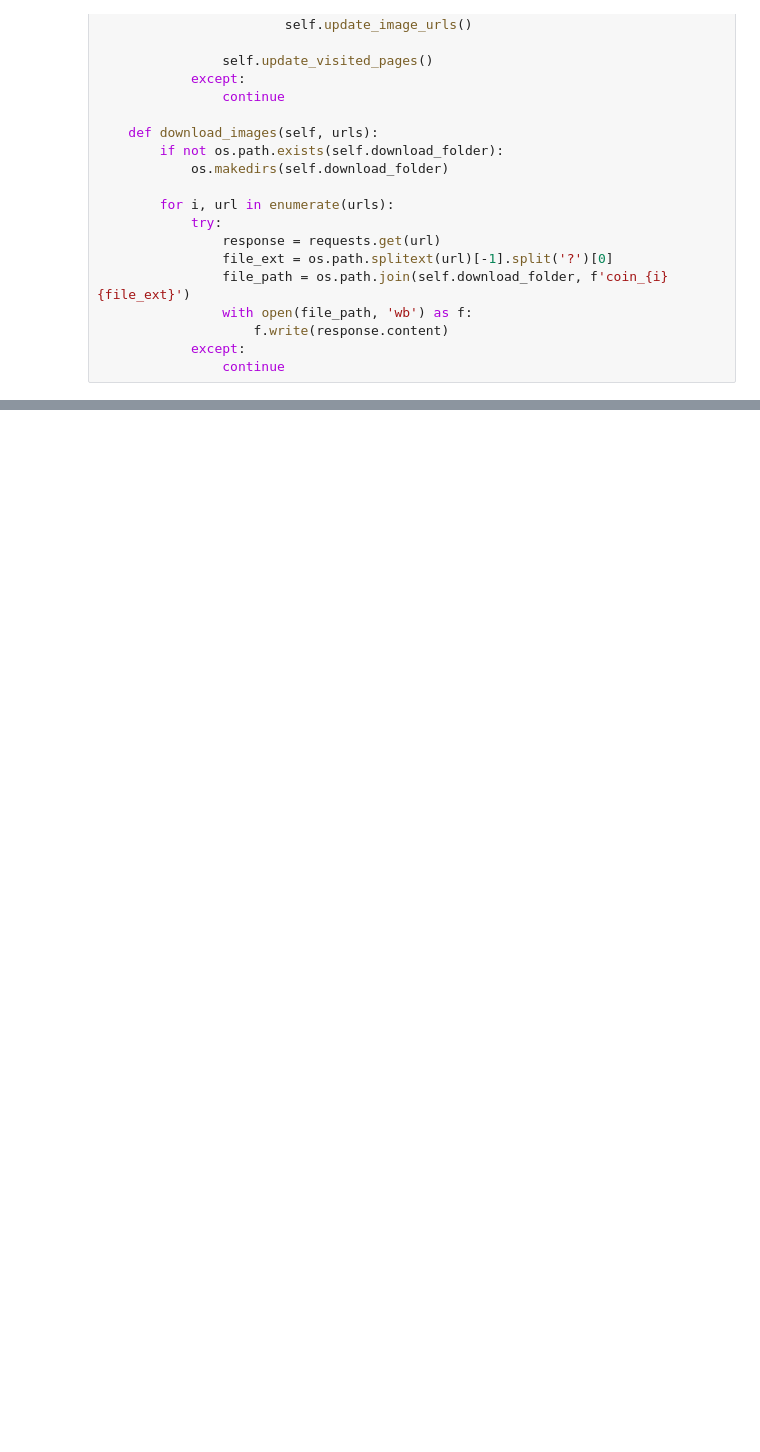
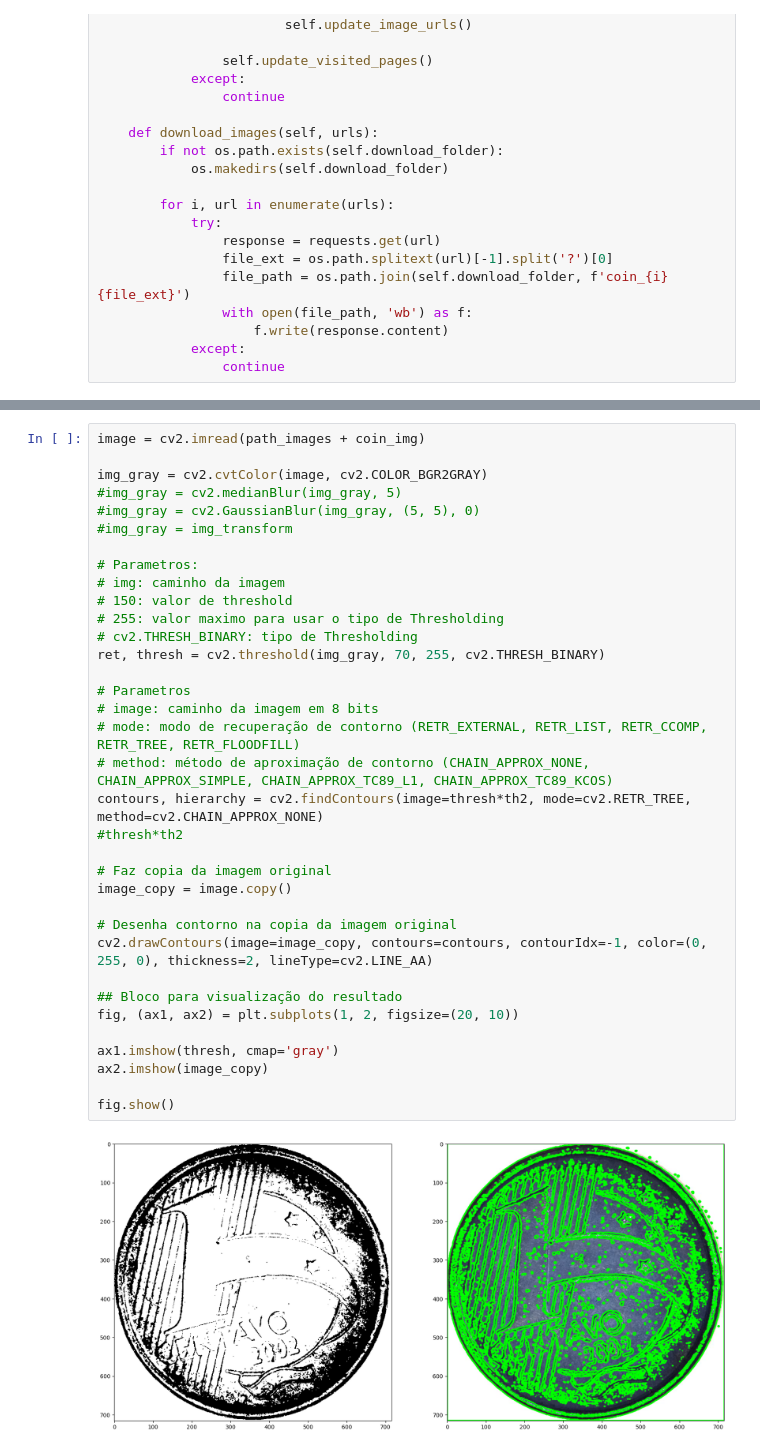
Before and after one commit to cristianomm/PUCRS, a Jupyter notebook: 2023-01/98721-04 - Introdução à Visão Computacional/Trabalhos/T1/T1.ipynb, the cells around one changed output, grey strips where cells are left out. Saved outputs shown, nothing was run; the diff lists cells and outputs as text; blank space fills up the shorter version.

```diff
--- a/2023-01/98721-04 - Introdução à Visão Computacional/Trabalhos/T1/T1.ipynb
+++ b/2023-01/98721-04 - Introdução à Visão Computacional/Trabalhos/T1/T1.ipynb
@@ -90,0 +309,37 @@ HTTPError: 429 Client Error: Too Many Requests for url: https://www.google.com/s
+# %%
+image = cv2.imread(path_images + coin_img)
+
+img_gray = cv2.cvtColor(image, cv2.COLOR_BGR2GRAY)
+#img_gray = cv2.medianBlur(img_gray, 5)
+#img_gray = cv2.GaussianBlur(img_gray, (5, 5), 0)
+#img_gray = img_transform
+
+# Parametros:
+# img: caminho da imagem
+# 150: valor de threshold
+# 255: valor maximo para usar o tipo de Thresholding
+# cv2.THRESH_BINARY: tipo de Thresholding
+ret, thresh = cv2.threshold(img_gray, 70, 255, cv2.THRESH_BINARY)
+
+# Parametros
+# image: caminho da imagem em 8 bits
+# mode: modo de recuperação de contorno (RETR_EXTERNAL, RETR_LIST, RETR_CCOMP, RETR_TREE, RETR_FLOODFILL)
+# method: método de aproximação de contorno (CHAIN_APPROX_NONE, CHAIN_APPROX_SIMPLE, CHAIN_APPROX_TC89_L1, CHAIN_APPROX_TC89_KCOS)
+contours, hierarchy = cv2.findContours(image=thresh*th2, mode=cv2.RETR_TREE, method=cv2.CHAIN_APPROX_NONE)
+#thresh*th2
+
+# Faz copia da imagem original
+image_copy = image.copy()
+
+# Desenha contorno na copia da imagem original
+cv2.drawContours(image=image_copy, contours=contours, contourIdx=-1, color=(0, 255, 0), thickness=2, lineType=cv2.LINE_AA)
+
+## Bloco para visualização do resultado
+fig, (ax1, ax2) = plt.subplots(1, 2, figsize=(20, 10))
+
+ax1.imshow(thresh, cmap='gray')
+ax2.imshow(image_copy)
+
+fig.show()
+# %% [output]
+[figure, added]
```
Also changed, not shown: parts of 16 cells of this notebook, 1 other file.
